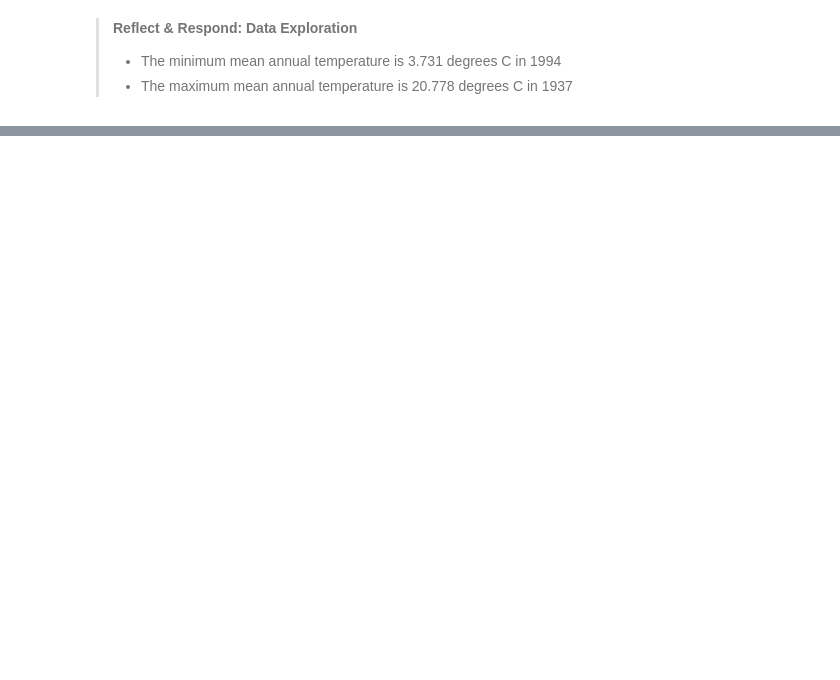
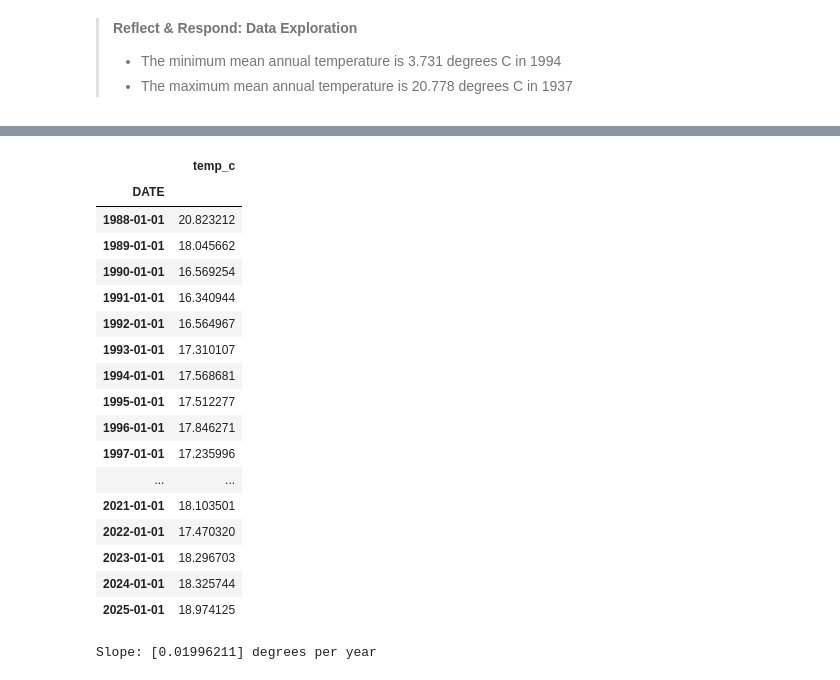
Before and after one commit to lauren-thomas2/climate-change, a Jupyter notebook: 02-data-wrangle.ipynb, the cells around one changed output, grey strips where cells are left out. Cells and saved outputs as stored; diff of their text form; code cells hidden in the pictures; blank space fills up the shorter version.

```diff
--- a/02-data-wrangle.ipynb
+++ b/02-data-wrangle.ipynb
@@ -196,0 +212,46 @@ annual_temp_plot
+# %%
+### subset data to only include temp in Celsius
+annual_temp_c_df = annual_temp_df[['temp_c']]
+
+### subset data to 1988-2025 because 2026 isn't a full year of data
+complete_data_df = annual_temp_c_df.loc['1988':'2025']
+complete_data_df
+# %% [output]
+|  | temp_c |
+| DATE |  |
+| 1988-01-01 | 20.823212 |
+| 1989-01-01 | 18.045662 |
+| 1990-01-01 | 16.569254 |
+| 1991-01-01 | 16.340944 |
+| 1992-01-01 | 16.564967 |
+| 1993-01-01 | 17.310107 |
+| 1994-01-01 | 17.568681 |
+| 1995-01-01 | 17.512277 |
+| 1996-01-01 | 17.846271 |
+| 1997-01-01 | 17.235996 |
+| ... | ... |
+| 2021-01-01 | 18.103501 |
+| 2022-01-01 | 17.470320 |
+| 2023-01-01 | 18.296703 |
+| 2024-01-01 | 18.325744 |
+| 2025-01-01 | 18.974125 |
+# %%
+### fit an OLS Linear Regression to the data
+
+### define independent variable
+### reshape 'year' to be a 2D array for scikit-learn
+ind_variable = complete_data_df.index.year.values.reshape(-1, 1)
+
+### define dependent variable
+dep_variable = complete_data_df
+
+### make linear regression model
+model = LinearRegression()
+
+### fit the model on the data
+model.fit(ind_variable, dep_variable)
+
+### calculate and print metrics
+print(f'Slope: {model.coef_[0]} degrees per year')
+# %% [output]
+Slope: [0.01996211] degrees per year
```
Also changed, not shown: parts of 6 cells of this notebook, 1 other file.
